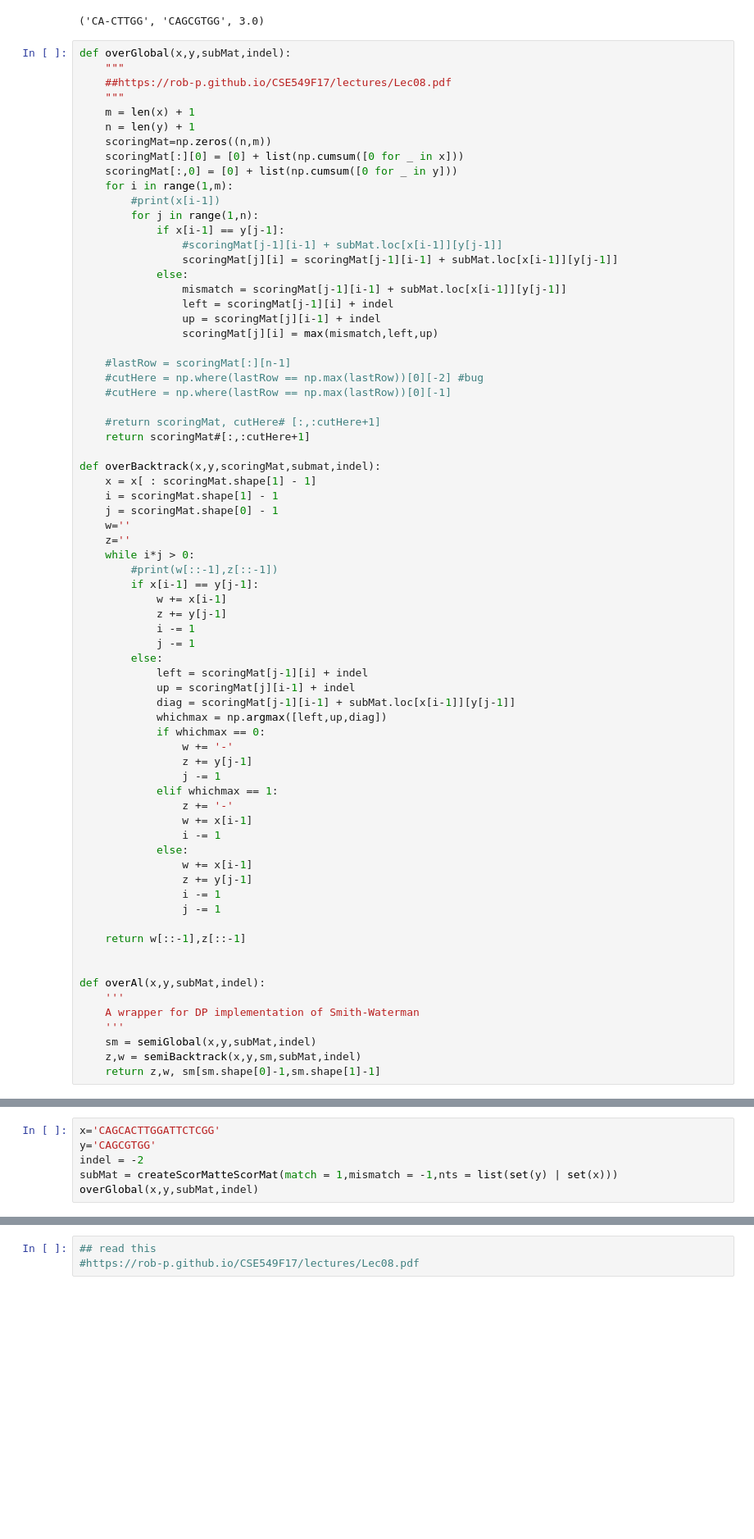
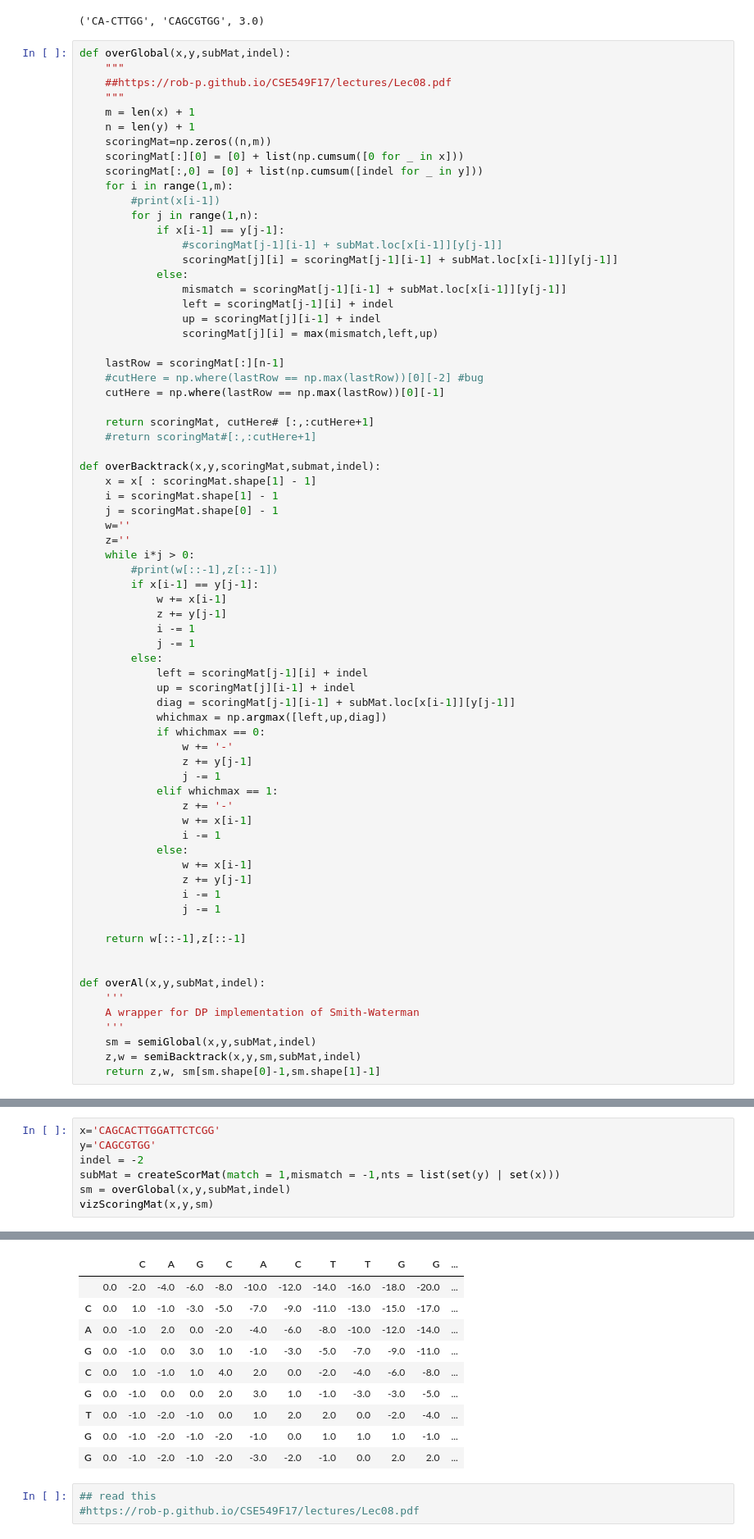
Before and after one commit to rodriguezmDNA/bioinformaticsAlgorithms, a Jupyter notebook: GlocalAlignment.ipynb, the cells around one changed output, grey strips where cells are left out. Shown: that part at 82% size. Saved outputs shown, nothing was run; the diff lists cells and outputs as text; blank space fills up the shorter version.

```diff
--- a/GlocalAlignment.ipynb
+++ b/GlocalAlignment.ipynb
@@ -524,7 +524,7 @@ def overGlobal(x,y,subMat,indel):
     n = len(y) + 1
     scoringMat=np.zeros((n,m))
     scoringMat[:][0] = [0] + list(np.cumsum([0 for _ in x]))
-    scoringMat[:,0] = [0] + list(np.cumsum([0 for _ in y]))
+    scoringMat[:,0] = [0] + list(np.cumsum([indel for _ in y]))
     for i in range(1,m):
         #print(x[i-1])
         for j in range(1,n):
@@ -537,12 +537,12 @@ def overGlobal(x,y,subMat,indel):
                 up = scoringMat[j][i-1] + indel
                 scoringMat[j][i] = max(mismatch,left,up)
 
-    #lastRow = scoringMat[:][n-1]
+    lastRow = scoringMat[:][n-1]
     #cutHere = np.where(lastRow == np.max(lastRow))[0][-2] #bug
-    #cutHere = np.where(lastRow == np.max(lastRow))[0][-1]
+    cutHere = np.where(lastRow == np.max(lastRow))[0][-1]
 
-    #return scoringMat, cutHere# [:,:cutHere+1]
-    return scoringMat#[:,:cutHere+1]
+    return scoringMat, cutHere# [:,:cutHere+1]
+    #return scoringMat#[:,:cutHere+1]
 
 def overBacktrack(x,y,scoringMat,submat,indel):
     x = x[ : scoringMat.shape[1] - 1]
@@ -604,6 +657,7 @@ array([[ 0.,  0.,  0.,  0.,  0.],
 x='CAGCACTTGGATTCTCGG'
 y='CAGCGTGG'
 indel = -2
-subMat = createScorMatteScorMat(match = 1,mismatch = -1,nts = list(set(y) | set(x)))
-overGlobal(x,y,subMat,indel)
+subMat = createScorMat(match = 1,mismatch = -1,nts = list(set(y) | set(x)))
+sm = overGlobal(x,y,subMat,indel)
+vizScoringMat(x,y,sm)
 # %% [output]
@@ -619,3 +664,13 @@ array([[ 0.,  0.,  0.,  0.,  0.,  0.,  0.,  0.,  0.,  0.,  0.],
+|  |  | C | A | G | C | A | C | T | T | G | G | ... |
+|  | 0.0 | -2.0 | -4.0 | -6.0 | -8.0 | -10.0 | -12.0 | -14.0 | -16.0 | -18.0 | -20.0 | ... |
+| C | 0.0 | 1.0 | -1.0 | -3.0 | -5.0 | -7.0 | -9.0 | -11.0 | -13.0 | -15.0 | -17.0 | ... |
+| A | 0.0 | -1.0 | 2.0 | 0.0 | -2.0 | -4.0 | -6.0 | -8.0 | -10.0 | -12.0 | -14.0 | ... |
+| G | 0.0 | -1.0 | 0.0 | 3.0 | 1.0 | -1.0 | -3.0 | -5.0 | -7.0 | -9.0 | -11.0 | ... |
+| C | 0.0 | 1.0 | -1.0 | 1.0 | 4.0 | 2.0 | 0.0 | -2.0 | -4.0 | -6.0 | -8.0 | ... |
+| G | 0.0 | -1.0 | 0.0 | 0.0 | 2.0 | 3.0 | 1.0 | -1.0 | -3.0 | -3.0 | -5.0 | ... |
+| T | 0.0 | -1.0 | -2.0 | -1.0 | 0.0 | 1.0 | 2.0 | 2.0 | 0.0 | -2.0 | -4.0 | ... |
+| G | 0.0 | -1.0 | -2.0 | -1.0 | -2.0 | -1.0 | 0.0 | 1.0 | 1.0 | 1.0 | -1.0 | ... |
+| G | 0.0 | -1.0 | -2.0 | -1.0 | -2.0 | -3.0 | -2.0 | -1.0 | 0.0 | 2.0 | 2.0 | ... |
 # %%
 ## read this
 #https://rob-p.github.io/CSE549F17/lectures/Lec08.pdf
```
Also changed, not shown: parts of 8 cells of this notebook.
